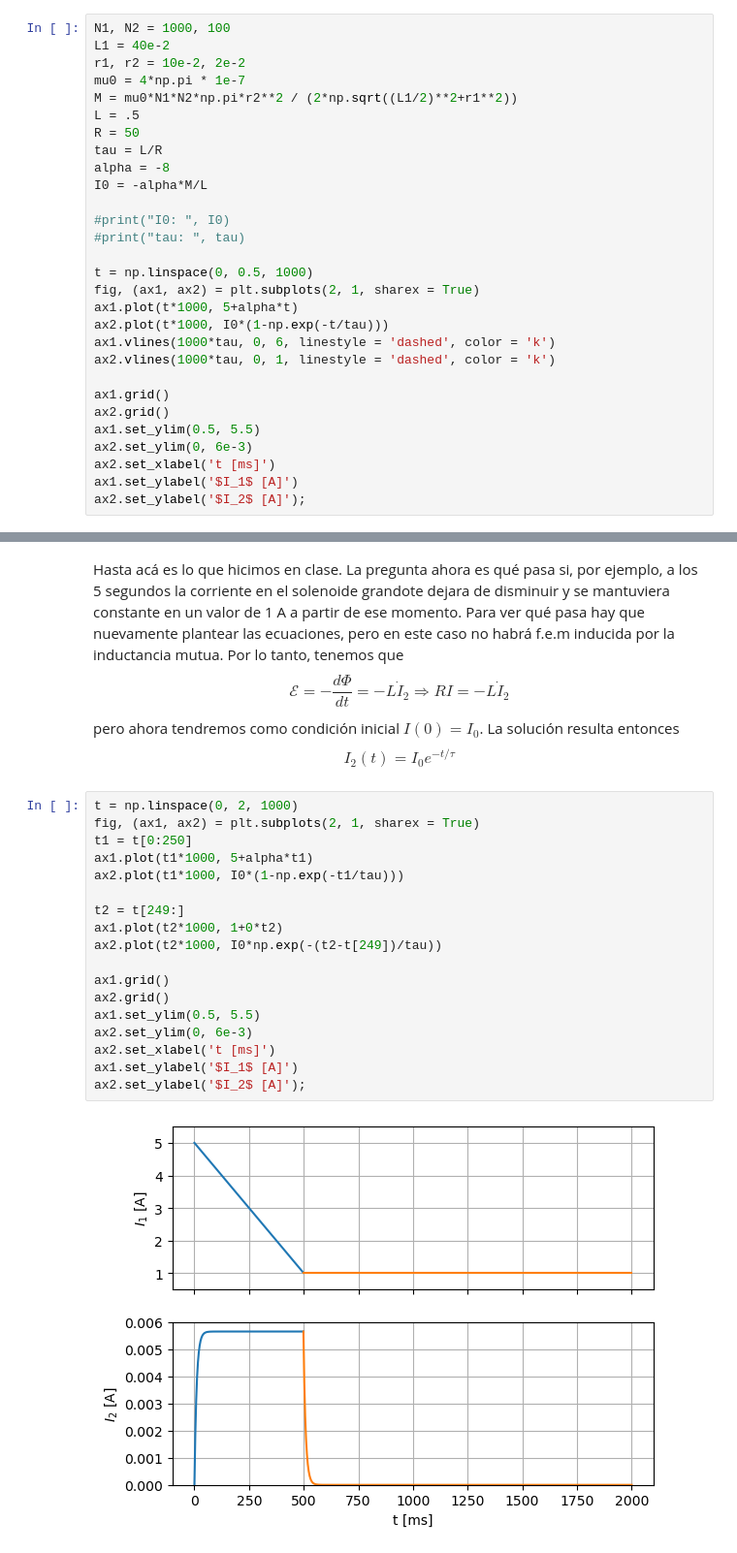
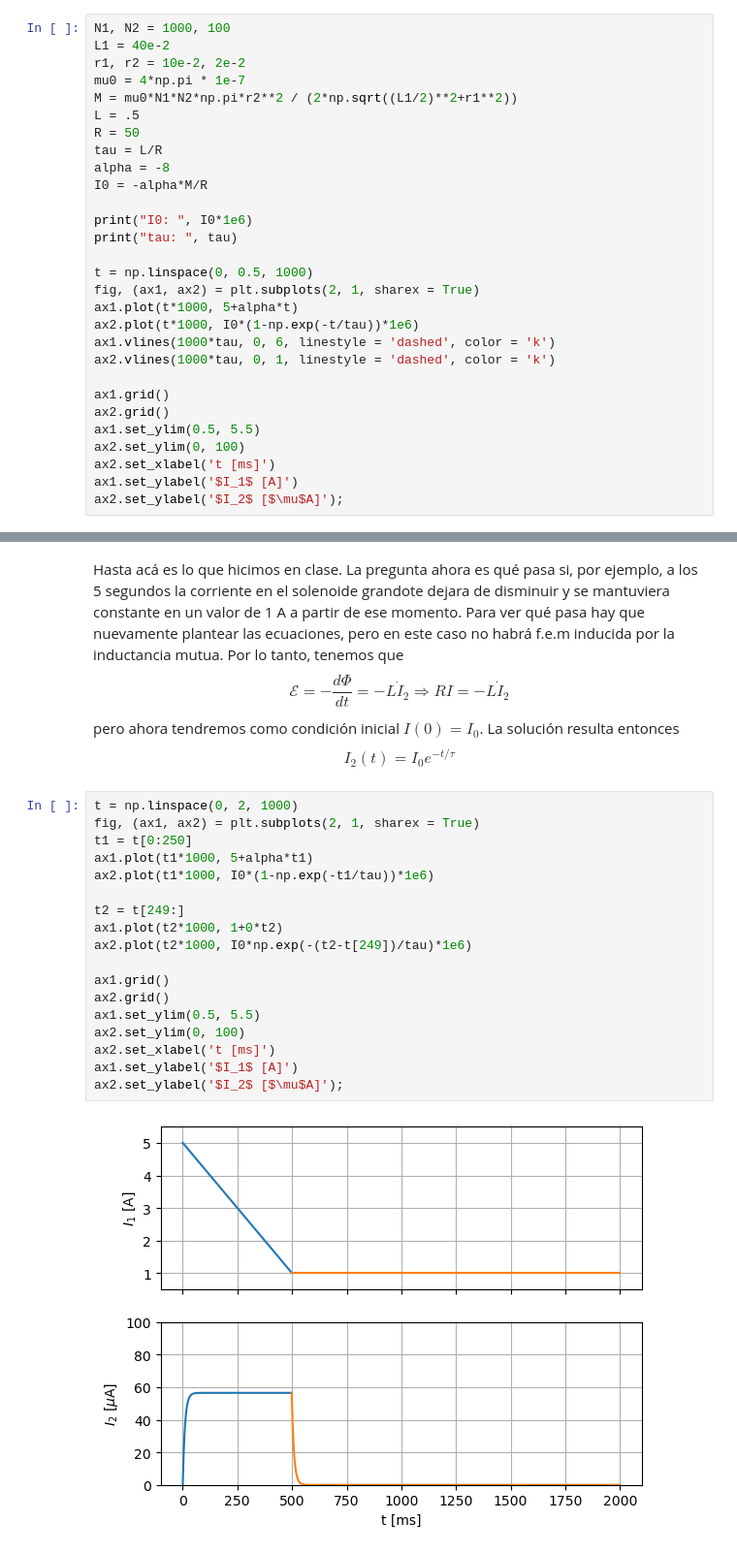
Before and after one commit to martindrech/fisica3, a Jupyter notebook: Guia 5, problemas.ipynb, the cells around one changed output, grey strips where cells are left out. Shown at 97% size. Cells and saved outputs as stored; diff of their text form.

```diff
--- a/Guia 5, problemas.ipynb
+++ b/Guia 5, problemas.ipynb
@@ -30,23 +30,23 @@ L = .5
 R = 50
 tau = L/R
 alpha = -8
-I0 = -alpha*M/L
+I0 = -alpha*M/R
 
-#print("I0: ", I0)
-#print("tau: ", tau)
+print("I0: ", I0*1e6)
+print("tau: ", tau)
 
 t = np.linspace(0, 0.5, 1000)
 fig, (ax1, ax2) = plt.subplots(2, 1, sharex = True)
 ax1.plot(t*1000, 5+alpha*t)
-ax2.plot(t*1000, I0*(1-np.exp(-t/tau)))
+ax2.plot(t*1000, I0*(1-np.exp(-t/tau))*1e6)
 ax1.vlines(1000*tau, 0, 6, linestyle = 'dashed', color = 'k')
 ax2.vlines(1000*tau, 0, 1, linestyle = 'dashed', color = 'k')
 
 ax1.grid()
 ax2.grid()
 ax1.set_ylim(0.5, 5.5)
-ax2.set_ylim(0, 6e-3)
+ax2.set_ylim(0, 100)
 ax2.set_xlabel('t [ms]')
 ax1.set_ylabel('$I_1$ [A]')
-ax2.set_ylabel('$I_2$ [A]');
+ax2.set_ylabel('$I_2$ [$\mu$A]');
 # %% [output]
@@ -56,20 +58,20 @@ Hasta acá es lo que hicimos en clase. La pregunta ahora es qué pasa si, por ej
 # %%
 t = np.linspace(0, 2, 1000)
 fig, (ax1, ax2) = plt.subplots(2, 1, sharex = True)
 t1 = t[0:250]
 ax1.plot(t1*1000, 5+alpha*t1)
-ax2.plot(t1*1000, I0*(1-np.exp(-t1/tau)))
+ax2.plot(t1*1000, I0*(1-np.exp(-t1/tau))*1e6)
 
 t2 = t[249:]
 ax1.plot(t2*1000, 1+0*t2)
-ax2.plot(t2*1000, I0*np.exp(-(t2-t[249])/tau))
+ax2.plot(t2*1000, I0*np.exp(-(t2-t[249])/tau)*1e6)
 
 ax1.grid()
 ax2.grid()
 ax1.set_ylim(0.5, 5.5)
-ax2.set_ylim(0, 6e-3)
+ax2.set_ylim(0, 100)
 ax2.set_xlabel('t [ms]')
 ax1.set_ylabel('$I_1$ [A]')
-ax2.set_ylabel('$I_2$ [A]');
+ax2.set_ylabel('$I_2$ [$\mu$A]');
 # %% [output]
-[figure, old version]
+[figure, new version]
```
Also changed, not shown: parts of 2 cells of this notebook.
